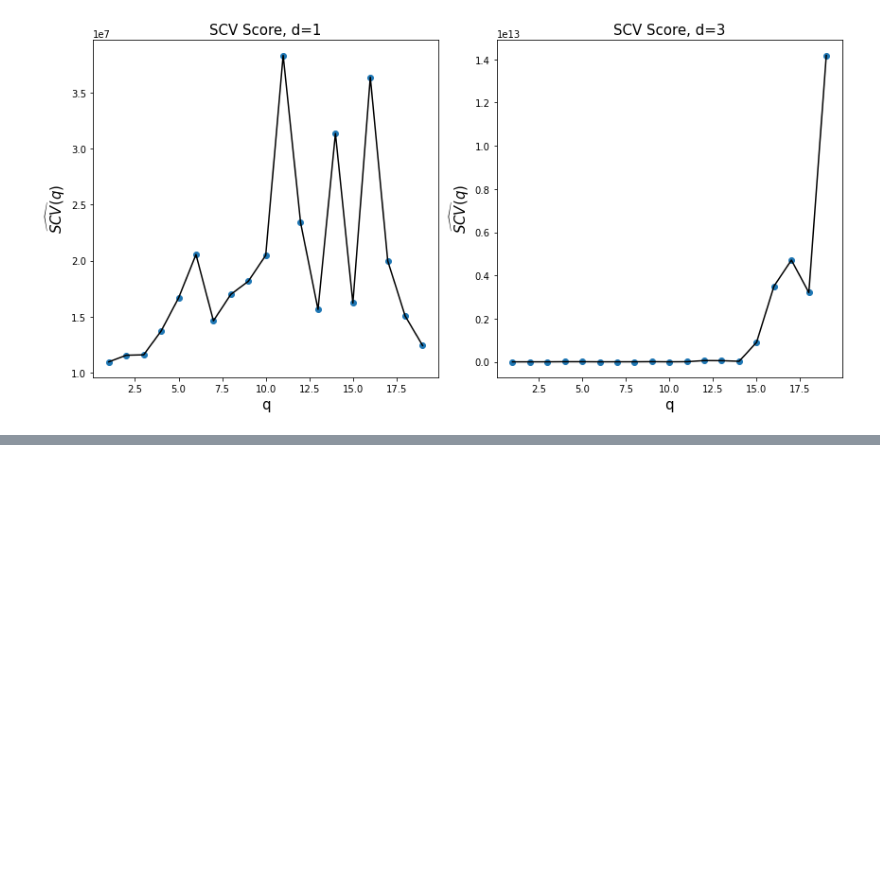
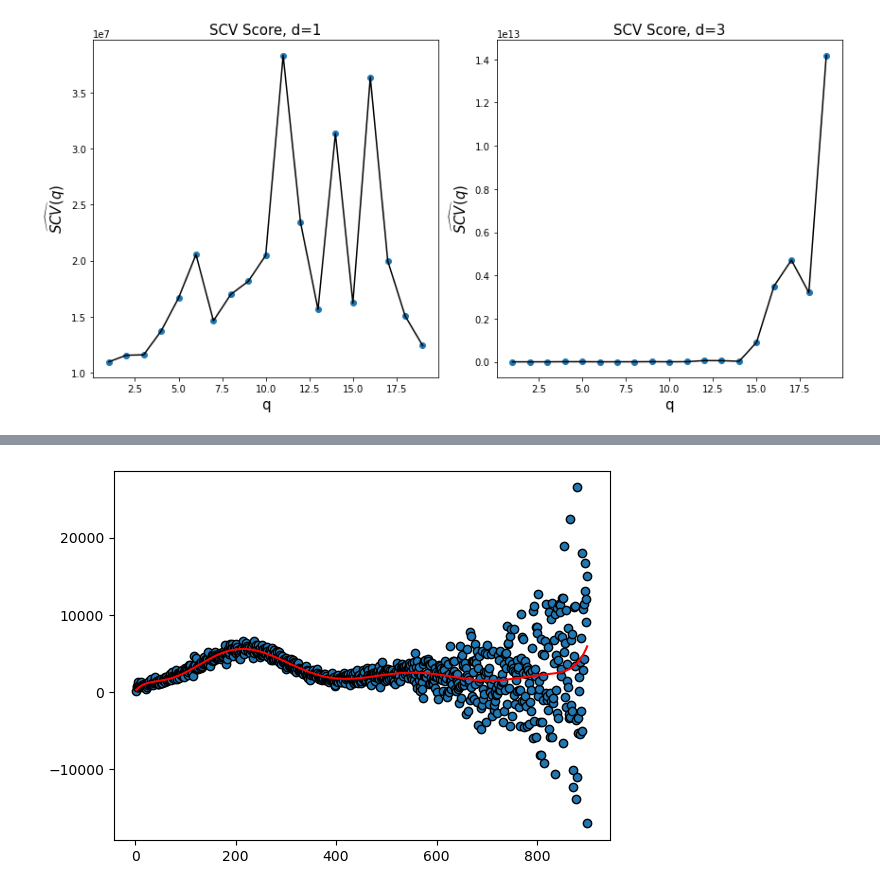
Before and after one commit to FilMastro/SL-homework1, a Jupyter notebook: hw1.ipynb, the cells around one changed output, grey strips where cells are left out. Cells and saved outputs as stored; diff of their text form; code cells hidden in the pictures; blank space fills up the shorter version.

```diff
--- a/hw1.ipynb
+++ b/hw1.ipynb
@@ -383,0 +396,9 @@ mse/((1-4/len(data.x))**2)
+# %%
+poly=np.polyfit(data.x,data.y,9)
+y_hat=np.polyval(poly,data.x)
+# %%
+plt.scatter(data.x,data.y,edgecolors='black')
+plt.plot(data.x,y_hat,color='red')
+plt.show()
+# %% [output]
+[figure, added]
```
Also changed, not shown: parts of 29 cells of this notebook.
